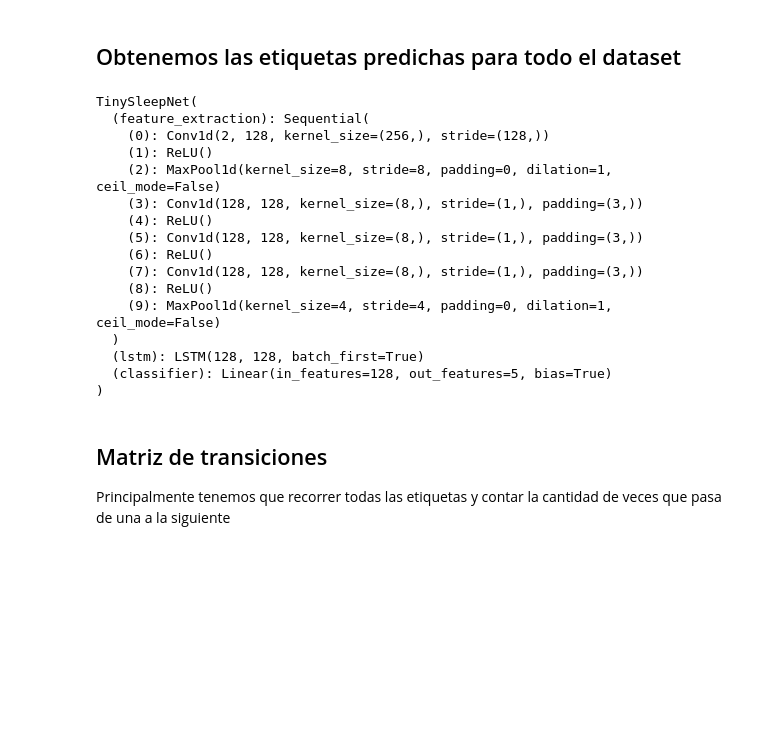
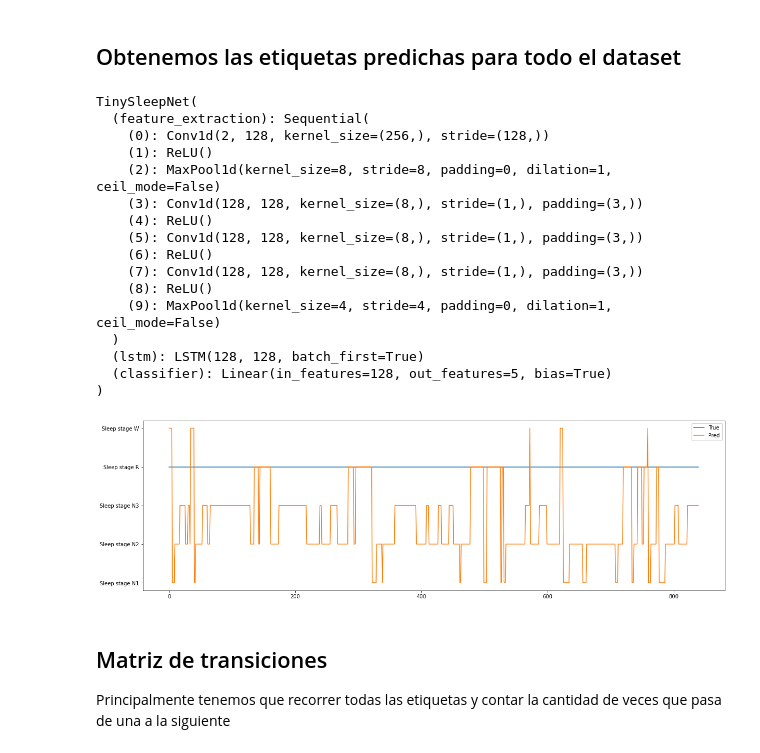
Before and after one commit to Jorgvt/SSD_IA3, a Jupyter notebook: Notebooks/Prueba_Visualizaciones.ipynb, the cells around one changed output. Drawn from its saved outputs; the diff is of its cells as text; code cells hidden in the pictures; blank space fills up the shorter version.

```diff
--- a/Notebooks/Prueba_Visualizaciones.ipynb
+++ b/Notebooks/Prueba_Visualizaciones.ipynb
@@ -96,6 +96,29 @@ class TinySleepNet(nn.Module):
         return X
 # %% [markdown]
 ## Obtenemos las etiquetas predichas para todo el dataset
+# %%
+model = TinySleepNet(sampling_rate, channels, classes=len(test.id_to_class_dict))
+model.to(device)
+optimizer = torch.optim.Adam(model.parameters())
+loss_fn = nn.CrossEntropyLoss()
+model
+# %% [output]
+TinySleepNet(
+  (feature_extraction): Sequential(
+    (0): Conv1d(2, 128, kernel_size=(256,), stride=(128,))
+    (1): ReLU()
+    (2): MaxPool1d(kernel_size=8, stride=8, padding=0, dilation=1, ceil_mode=False)
+    (3): Conv1d(128, 128, kernel_size=(8,), stride=(1,), padding=(3,))
+    (4): ReLU()
+    (5): Conv1d(128, 128, kernel_size=(8,), stride=(1,), padding=(3,))
+    (6): ReLU()
+    (7): Conv1d(128, 128, kernel_size=(8,), stride=(1,), padding=(3,))
+    (8): ReLU()
+    (9): MaxPool1d(kernel_size=4, stride=4, padding=0, dilation=1, ceil_mode=False)
+  )
+  (lstm): LSTM(128, 128, batch_first=True)
+  (classifier): Linear(in_features=128, out_features=5, bias=True)
+)
 # %%
 preds = []
 for X, Y in testloader:
@@ -104,29 +127,12 @@ for X, Y in testloader:
         pred = model(X)
         pred = pred.softmax(-1).argmax(-1)
         preds.extend(pred.cpu().numpy())
-# %%
-model = TinySleepNet(sampling_rate, channels, classes=len(test.id_to_class_dict))
-model.to(device)
-optimizer = torch.optim.Adam(model.parameters())
-loss_fn = nn.CrossEntropyLoss()
-model
-# %% [output]
-TinySleepNet(
-  (feature_extraction): Sequential(
-    (0): Conv1d(2, 128, kernel_size=(256,), stride=(128,))
-    (1): ReLU()
-    (2): MaxPool1d(kernel_size=8, stride=8, padding=0, dilation=1, ceil_mode=False)
-    (3): Conv1d(128, 128, kernel_size=(8,), stride=(1,), padding=(3,))
-    (4): ReLU()
-    (5): Conv1d(128, 128, kernel_size=(8,), stride=(1,), padding=(3,))
-    (6): ReLU()
-    (7): Conv1d(128, 128, kernel_size=(8,), stride=(1,), padding=(3,))
-    (8): ReLU()
-    (9): MaxPool1d(kernel_size=4, stride=4, padding=0, dilation=1, ceil_mode=False)
-  )
-  (lstm): LSTM(128, 128, batch_first=True)
-  (classifier): Linear(in_features=128, out_features=5, bias=True)
-)
+# %%
+plt.figure(figsize=(20,6))
+plot_labels(labels, preds, test.id_to_class_dict)
+plt.show()
+# %% [output]
+[figure, added]
 # %% [markdown]
 ## Matriz de transiciones
 
```
Also changed, not shown: parts of 5 cells of this notebook, 1 other file.
